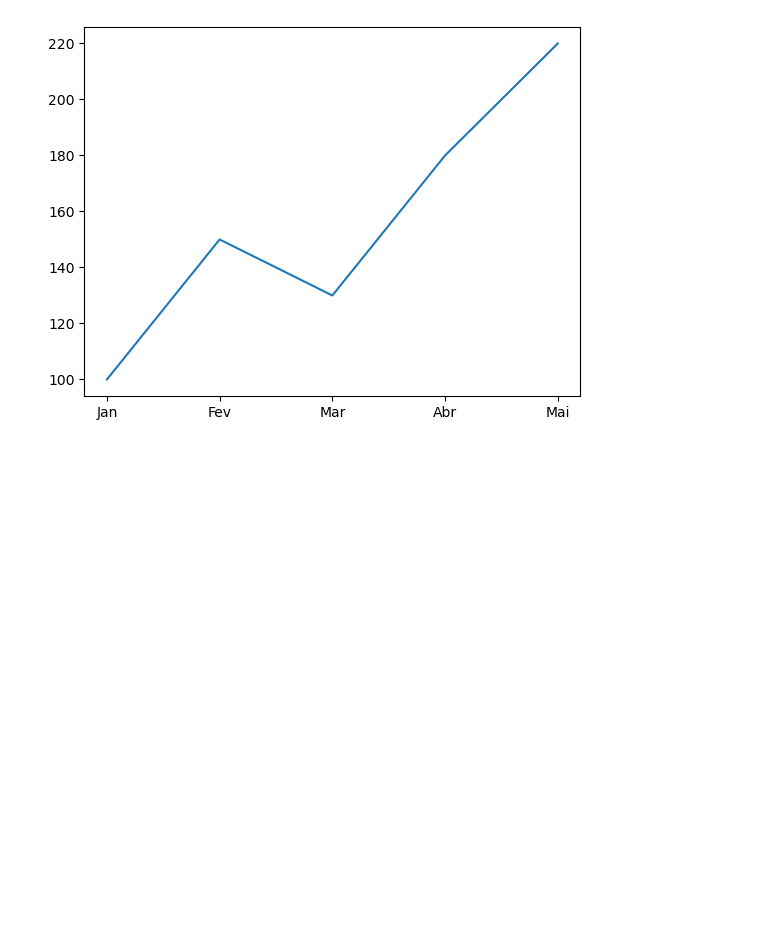
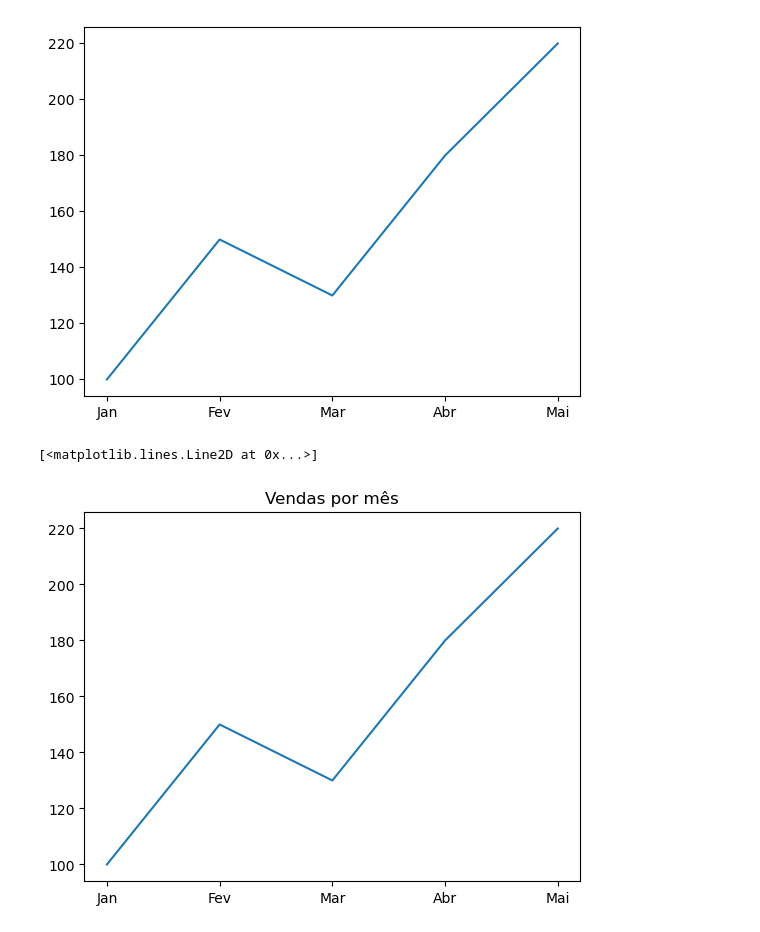
Before and after one commit to oliverjunior1/VS-Code, a Jupyter notebook: chatgpt/Matplotlib/1st_day/1st_grafico_de_pizza.ipynb, the cells around one changed output. Drawn from its saved outputs; the diff is of its cells as text; code cells hidden in the pictures; blank space fills up the shorter version.

```diff
--- a/chatgpt/Matplotlib/1st_day/1st_grafico_de_pizza.ipynb
+++ b/chatgpt/Matplotlib/1st_day/1st_grafico_de_pizza.ipynb
@@ -16,3 +16,9 @@ plt.plot(meses, vendas)
 # %% [output]
 [<matplotlib.lines.Line2D at 0x...>]
 [figure]
+# %%
+plt.title("Vendas por mês")
+plt.plot(meses, vendas)
+# %% [output]
+[<matplotlib.lines.Line2D at 0x...>]
+[figure, added]
```
